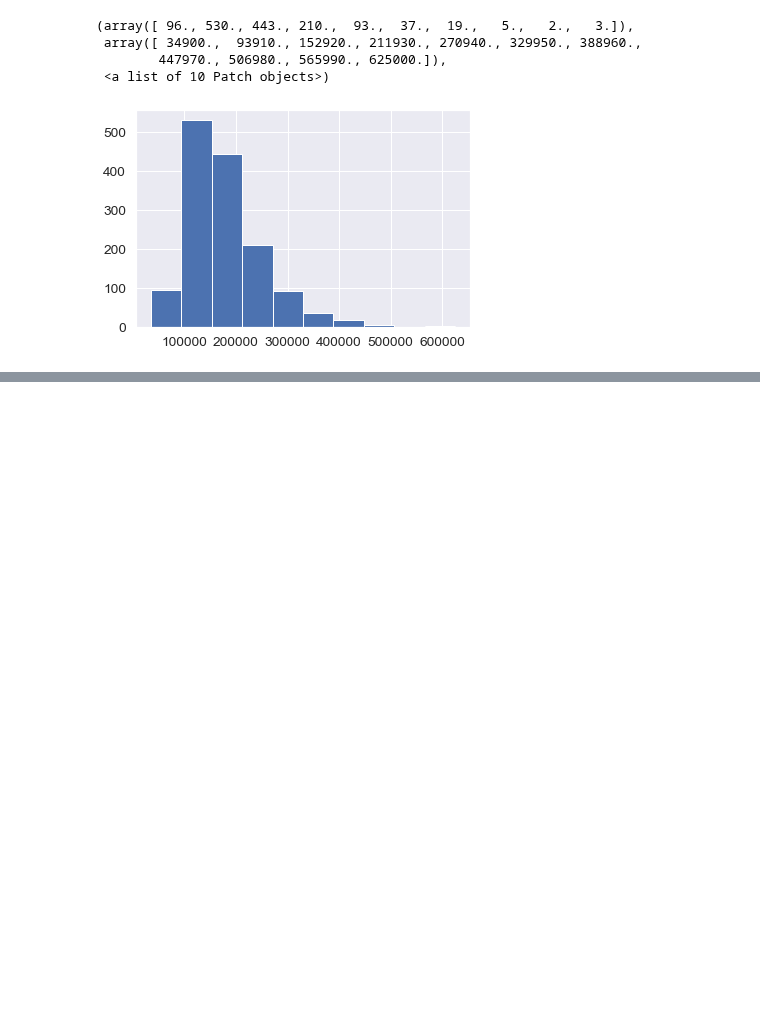
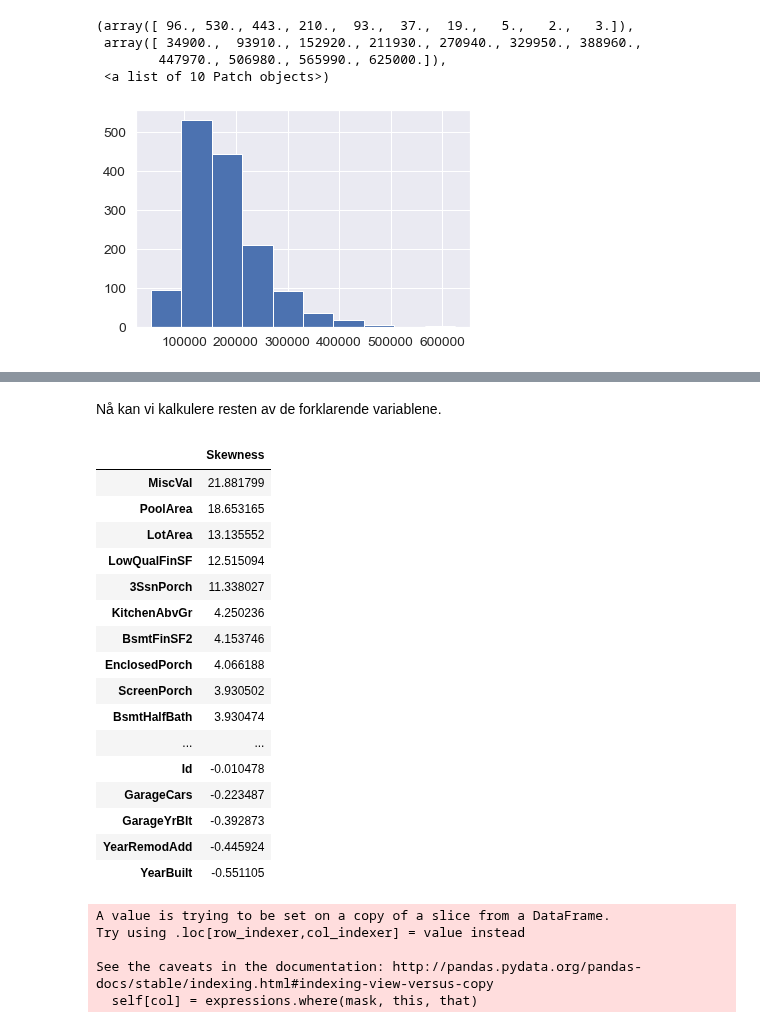
Before and after one commit to sebastianberge/ames-housing-prices, a Jupyter notebook: Ames - Housing Prices.ipynb, the cells around one changed output, grey strips where cells are left out. Cells and saved outputs as stored; diff of their text form; code cells hidden in the pictures; blank space fills up the shorter version.

```diff
--- a/Ames - Housing Prices.ipynb
+++ b/Ames - Housing Prices.ipynb
@@ -333,0 +333,25 @@ plt.hist(y_train, bins=60)
+# %% [markdown]
+Nå kan vi kalkulere resten av de forklarende variablene.
+# %%
+skew_num = pd.DataFrame(data = df_merged.select_dtypes(include = ['int64', 'float64']).skew(), columns=['Skewness'])
+
+skew_num_sorted = skew_num.sort_values(ascending = False, by = 'Skewness')
+skew_num_sorted
+# %% [output]
+|  | Skewness |
+| MiscVal | 21.881799 |
+| PoolArea | 18.653165 |
+| LotArea | 13.135552 |
+| LowQualFinSF | 12.515094 |
+| 3SsnPorch | 11.338027 |
+| KitchenAbvGr | 4.250236 |
+| BsmtFinSF2 | 4.153746 |
+| EnclosedPorch | 4.066188 |
+| ScreenPorch | 3.930502 |
+| BsmtHalfBath | 3.930474 |
+| ... | ... |
+| Id | -0.010478 |
+| GarageCars | -0.223487 |
+| GarageYrBlt | -0.392873 |
+| YearRemodAdd | -0.445924 |
+| YearBuilt | -0.551105 |
@@ -333,0 +369,8 @@ plt.hist(y_train, bins=60)
+# %%
+df_merged_num.update(df_merged_num_all)
+# %% [output]
+A value is trying to be set on a copy of a slice from a DataFrame.
+Try using .loc[row_indexer,col_indexer] = value instead
+
+See the caveats in the documentation: http://pandas.pydata.org/pandas-docs/stable/indexing.html#indexing-view-versus-copy
+  self[col] = expressions.where(mask, this, that)
```
Also changed, not shown: parts of 3 cells of this notebook.
